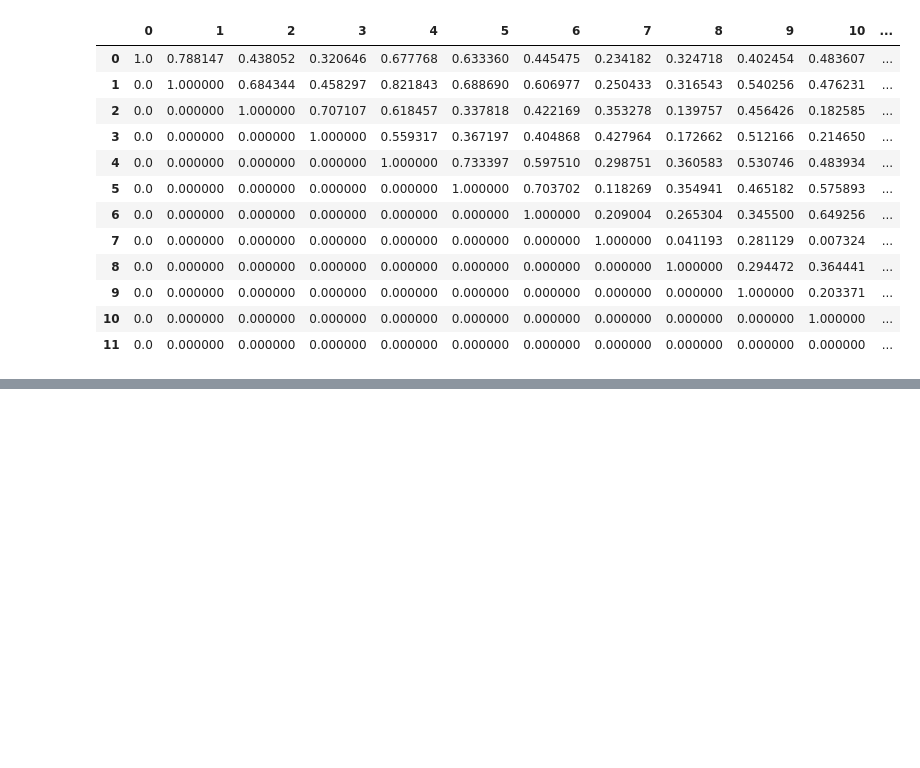
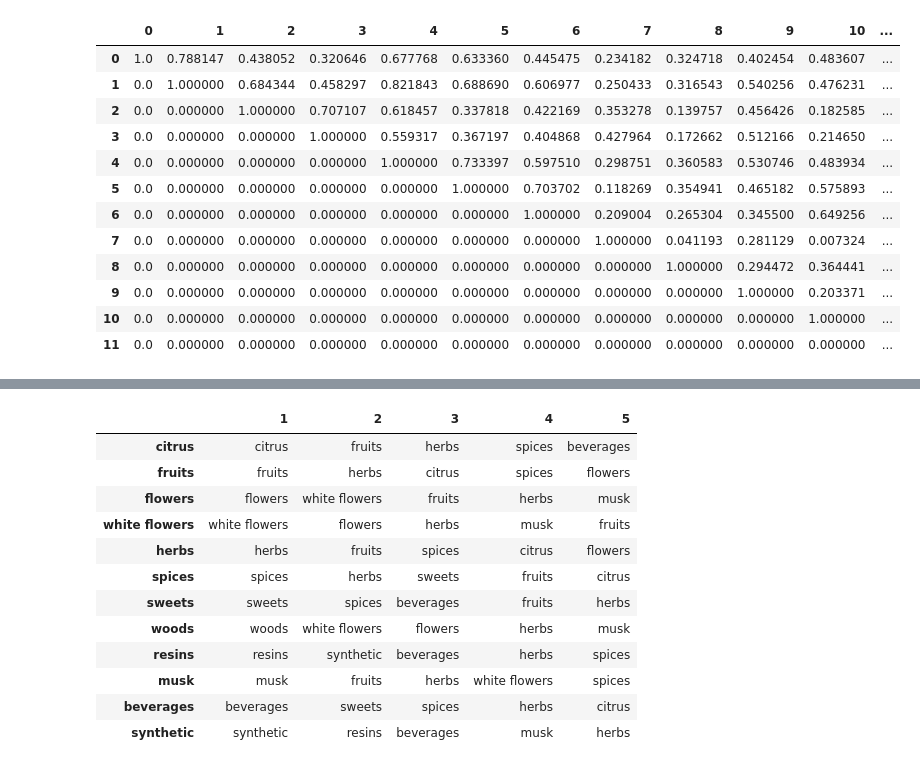
Before and after one commit to Heewon-K/Project-perfume-rec, a Jupyter notebook: code/Word2Vec.ipynb, the cells around one changed output, grey strips where cells are left out. Drawn from its saved outputs; the diff is of its cells as text; code cells hidden in the pictures; blank space fills up the shorter version.

```diff
--- a/code/Word2Vec.ipynb
+++ b/code/Word2Vec.ipynb
@@ -258,0 +452,24 @@ df
+# %%
+col_n = ['1', '2', '3', '4', '5']
+index_n = df.index.to_list()
+top5 = pd.DataFrame(columns = col_n, index = index_n)
+top5 = top5.fillna(0)
+
+for i in range(len(top5)):
+    top = df[index_n[i]].nlargest(n=5)
+    top5.iloc[i,:] = top.index
+top5
+# %% [output]
+|  | 1 | 2 | 3 | 4 | 5 |
+| citrus | citrus | fruits | herbs | spices | beverages |
+| fruits | fruits | herbs | citrus | spices | flowers |
+| flowers | flowers | white flowers | fruits | herbs | musk |
+| white flowers | white flowers | flowers | herbs | musk | fruits |
+| herbs | herbs | fruits | spices | citrus | flowers |
+| spices | spices | herbs | sweets | fruits | citrus |
+| sweets | sweets | spices | beverages | fruits | herbs |
+| woods | woods | white flowers | flowers | herbs | musk |
+| resins | resins | synthetic | beverages | herbs | spices |
+| musk | musk | fruits | herbs | white flowers | spices |
+| beverages | beverages | sweets | spices | herbs | citrus |
+| synthetic | synthetic | resins | beverages | musk | herbs |
```
Also changed, not shown: parts of 14 cells of this notebook, 5 other files.
